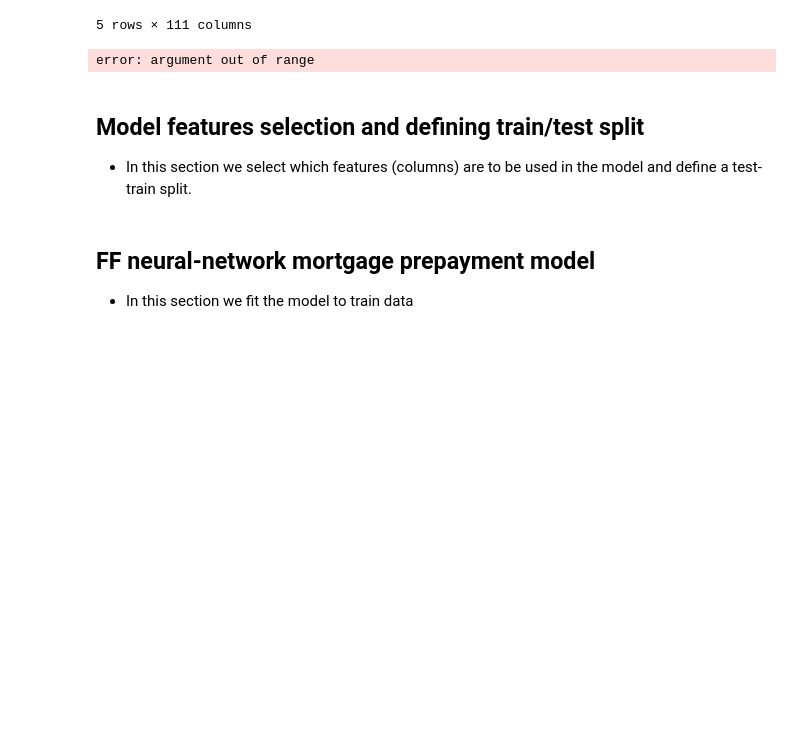
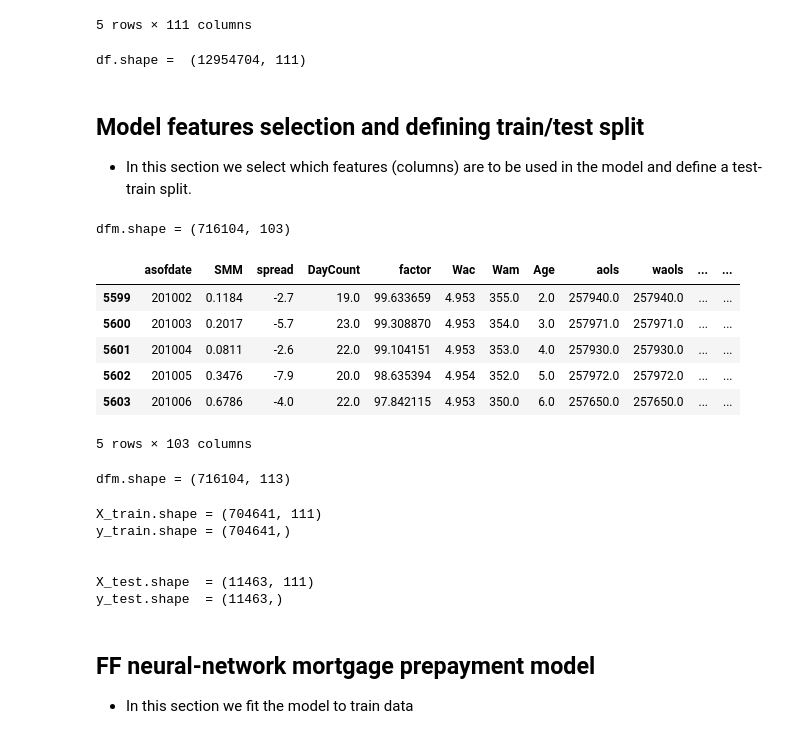
Before and after one commit to Bidek56/nn-ppm-model, a Jupyter notebook: model_fitting.ipynb, the cells around one changed output. Saved outputs shown, nothing was run; the diff lists cells and outputs as text; code cells hidden in the pictures; blank space fills up the shorter version.

```diff
--- a/model_fitting.ipynb
+++ b/model_fitting.ipynb
@@ -128,7 +128,3 @@ df.head()
 | 3 | 877118 | 201103 | 31409SPB0 | -78.7 | 0.8830 | 23.0 | 58535566.0 | 57564063.94 | 98.340322 | 3.5 | ... | ... |
 | 4 | 877118 | 201104 | 31409SPB0 | -82.7 | 1.0095 | 21.0 | 58535566.0 | 56898607.41 | 97.203480 | 3.5 | ... | ... |
 5 rows × 111 columns
-# %%
-dill.dump_session('../conv_30yr.db')
-# %% [output]
-error: argument out of range
@@ -135,3 +135,7 @@ error: argument out of range
+# %%
+print('df.shape = ', df.shape)
+# %% [output]
+df.shape =  (12954704, 111)
 # %% [markdown]
 ## Model features selection and defining train/test split
 
@@ -144,40 +148,51 @@ model_columns = ['asofdate',
                  'Wac','Wam','Age','aols','waols','CSato',
                  'oltv','cltv','ocltv','ccltv',
                  'fico',
                  '%CashWindow','%Majors',
                  'PurpPct_purchase','PurpPct_refi',
                  'PctChannel_Broker','PctChannel_Corr','PctChannel_Retail',
                  'OccPct_investor','OccPct_owner','PropUnitsPct_2-4',
                  'Seasonality',
 
                  # features showing geographical composition of a pool
                  'StatePct_AK','StatePct_AL','StatePct_AR','StatePct_AZ','StatePct_CA','StatePct_CO','StatePct_CT',
                  'StatePct_DC','StatePct_DE','StatePct_FL','StatePct_GA','StatePct_GU','StatePct_HI','StatePct_IA',
                  'StatePct_ID','StatePct_IL','StatePct_IN','StatePct_KS','StatePct_KY','StatePct_LA','StatePct_MA',
                  'StatePct_MD','StatePct_ME','StatePct_MI','StatePct_MN','StatePct_MO','StatePct_MS','StatePct_MT',
                  'StatePct_NC','StatePct_ND','StatePct_NE','StatePct_NH','StatePct_NJ','StatePct_NM','StatePct_NV',
                  'StatePct_NY','StatePct_OH','StatePct_OK','StatePct_OR','StatePct_PA','StatePct_PR','StatePct_RI',
                  'StatePct_SC','StatePct_SD','StatePct_TN','StatePct_TX','StatePct_UT','StatePct_VA','StatePct_VI',
                  'StatePct_VT','StatePct_WA','StatePct_WI','StatePct_WV','StatePct_WY',
 
                  # features showing originator composition of a pool
                  'SellerPct_AMRHT','SellerPct_ALS','SellerPct_CAFULL','SellerPct_CNTL','SellerPct_CITIZ',
                  'SellerPct_53','SellerPct_FIR','SellerPct_FRDOM','SellerPct_GUILD','SellerPct_CHASE',
                  'SellerPct_LLSL','SellerPct_MATRX','SellerPct_NCM','SellerPct_NATIONST','SellerPct_NRESM',
                  'SellerPct_PNYMAC','SellerPct_PILOSI','SellerPct_QUICK','SellerPct_REG','SellerPct_RMSC',
                  'SellerPct_UNSHFI','SellerPct_WFHM']
 
-dfm = df[model_columns]
+dfm = df[df['cnloans'] >= 250][model_columns]
 
 print(f'dfm.shape = {dfm.shape}')
 
 dfm.head()
+# %% [output]
+dfm.shape = (716104, 103)
+|  | asofdate | SMM | spread | DayCount | factor | Wac | Wam | Age | aols | waols | ... | ... |
+| 5599 | 201002 | 0.1184 | -2.7 | 19.0 | 99.633659 | 4.953 | 355.0 | 2.0 | 257940.0 | 257940.0 | ... | ... |
+| 5600 | 201003 | 0.2017 | -5.7 | 23.0 | 99.308870 | 4.953 | 354.0 | 3.0 | 257971.0 | 257971.0 | ... | ... |
+| 5601 | 201004 | 0.0811 | -2.6 | 22.0 | 99.104151 | 4.953 | 353.0 | 4.0 | 257930.0 | 257930.0 | ... | ... |
+| 5602 | 201005 | 0.3476 | -7.9 | 20.0 | 98.635394 | 4.954 | 352.0 | 5.0 | 257972.0 | 257972.0 | ... | ... |
+| 5603 | 201006 | 0.6786 | -4.0 | 22.0 | 97.842115 | 4.953 | 350.0 | 6.0 | 257650.0 | 257650.0 | ... | ... |
+5 rows × 103 columns
 # %%
 dummies = pd.get_dummies(dfm['Seasonality'],drop_first=True)
 dfm = dfm.drop('Seasonality',axis=1)
 dfm = pd.concat([dfm,dummies],axis=1)
 
 print(f'dfm.shape = {dfm.shape}')
+# %% [output]
+dfm.shape = (716104, 113)
 # %%
 # define train/test split
 # from sklearn.model_selection import train_test_split
@@ -187,7 +202,7 @@ print(f'dfm.shape = {dfm.shape}')
 
 # X_train, X_test, y_train, y_test = train_test_split(X, y, test_size=0.30, random_state=42)
 
-data_cutoff = 201908
+data_cutoff = 202010
 
 dfm_train = dfm[dfm['asofdate'] <  data_cutoff]
 dfm_test  = dfm[dfm['asofdate'] >= data_cutoff]
@@ -203,6 +218,13 @@ print(f'y_train.shape = {y_train.shape}')
 print('\n')
 print(f'X_test.shape  = {X_test.shape}')
 print(f'y_test.shape  = {y_test.shape}')
+# %% [output]
+X_train.shape = (704641, 111)
+y_train.shape = (704641,)
+
+
+X_test.shape  = (11463, 111)
+y_test.shape  = (11463,)
 # %% [markdown]
 ## FF neural-network mortgage prepayment model
 
```
Also changed, not shown: parts of 6 cells of this notebook.
